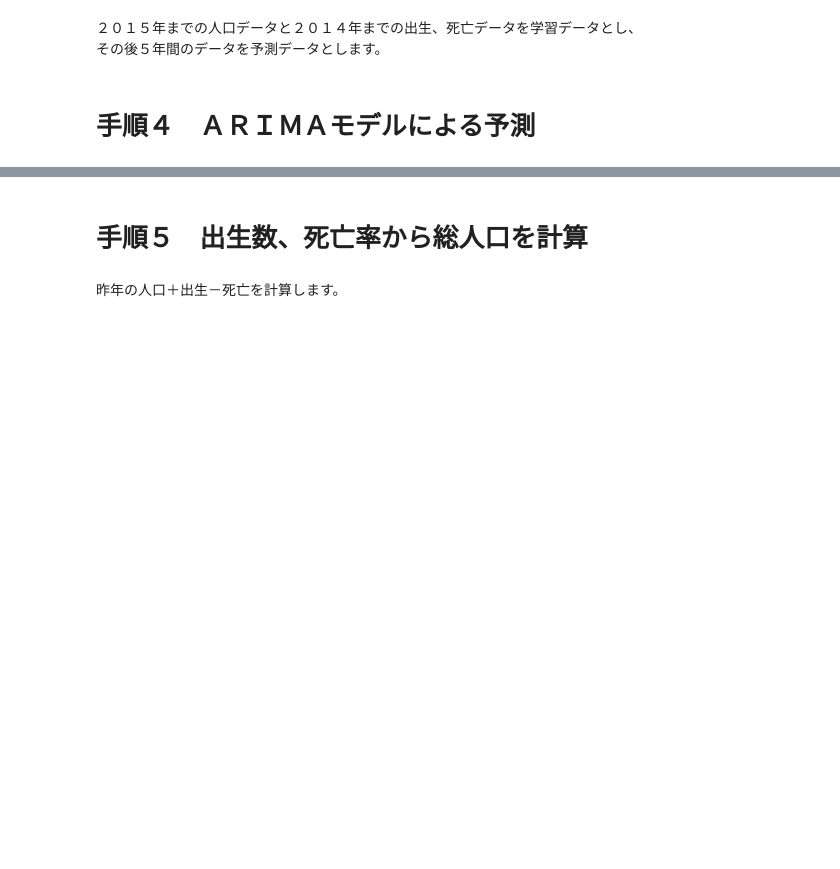
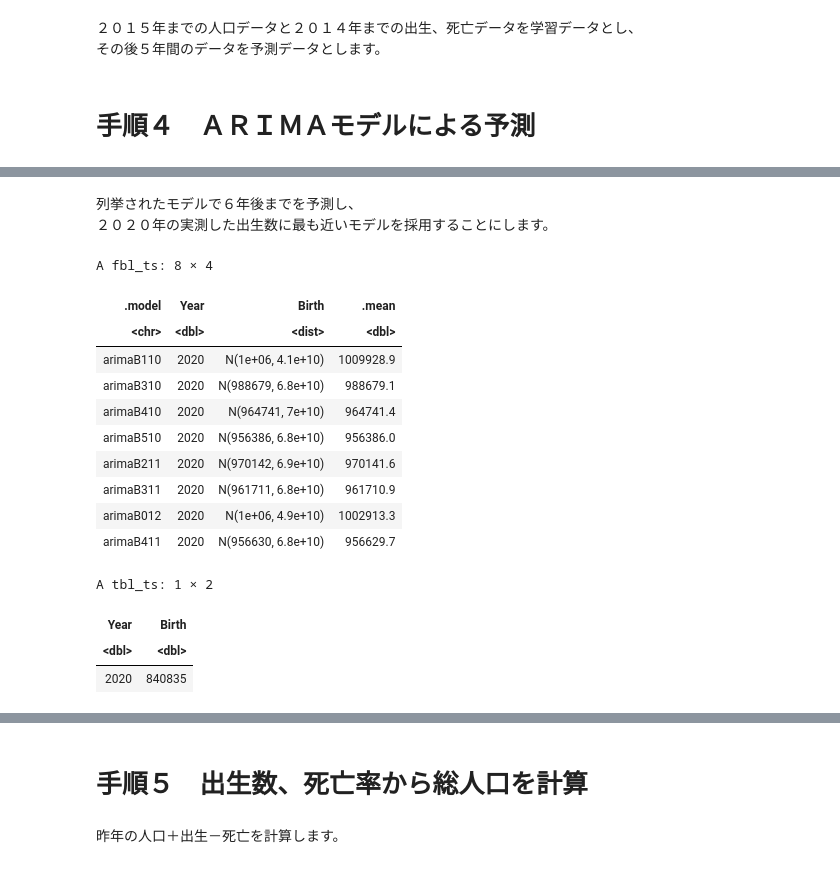
Before and after one commit to u-10bei/Population_Projections, a Jupyter notebook: ipynb/R_ARIMA_3.ipynb, the cells around one changed output, grey strips where cells are left out. Drawn from its saved outputs; the diff is of its cells as text; code cells hidden in the pictures; blank space fills up the shorter version.

```diff
--- a/ipynb/R_ARIMA_3.ipynb
+++ b/ipynb/R_ARIMA_3.ipynb
@@ -212,0 +193,41 @@ A fbl_ts: 6 × 4
+# %% [markdown]
+列挙されたモデルで６年後までを予測し、
+２０２０年の実測した出生数に最も近いモデルを採用することにします。
+# %%
+pop_train3 |>
+  model(
+    arimaB110 = ARIMA( Birth ~ 0 + pdq( 1, 1, 0 )),
+    arimaB310 = ARIMA( Birth ~ 0 + pdq( 3, 1, 0 )),
+    arimaB410 = ARIMA( Birth ~ 0 + pdq( 4, 1, 0 )),
+    arimaB510 = ARIMA( Birth ~ 0 + pdq( 5, 1, 0 )),
+    arimaB211 = ARIMA( Birth ~ 0 + pdq( 2, 1, 1 )),
+    arimaB311 = ARIMA( Birth ~ 0 + pdq( 3, 1, 1 )),
+    arimaB012 = ARIMA( Birth ~ 0 + pdq( 0, 1, 2 )),
+    arimaB411 = ARIMA( Birth ~ 0 + pdq( 4, 1, 1 ))) ->
+pop_arimaB
+
+# ＡＲＩＭＡによる予測
+pop_arimaB |>
+  forecast( h = "6 years") ->
+pop_arimaB_f
+pop_arimaB_f |>
+  filter( Year == 2020 )
+pop_test3 |>
+  select( Year, Birth ) |>
+  tail( 1 )
+# %% [output]
+A fbl_ts: 8 × 4
+| .model | Year | Birth | .mean |
+| <chr> | <dbl> | <dist> | <dbl> |
+| arimaB110 | 2020 | N(1e+06, 4.1e+10) | 1009928.9 |
+| arimaB310 | 2020 | N(988679, 6.8e+10) | 988679.1 |
+| arimaB410 | 2020 | N(964741, 7e+10) | 964741.4 |
+| arimaB510 | 2020 | N(956386, 6.8e+10) | 956386.0 |
+| arimaB211 | 2020 | N(970142, 6.9e+10) | 970141.6 |
+| arimaB311 | 2020 | N(961711, 6.8e+10) | 961710.9 |
+| arimaB012 | 2020 | N(1e+06, 4.9e+10) | 1002913.3 |
+| arimaB411 | 2020 | N(956630, 6.8e+10) | 956629.7 |
+A tbl_ts: 1 × 2
+| Year | Birth |
+| <dbl> | <dbl> |
+| 2020 | 840835 |
```
Also changed, not shown: parts of 12 cells of this notebook.
